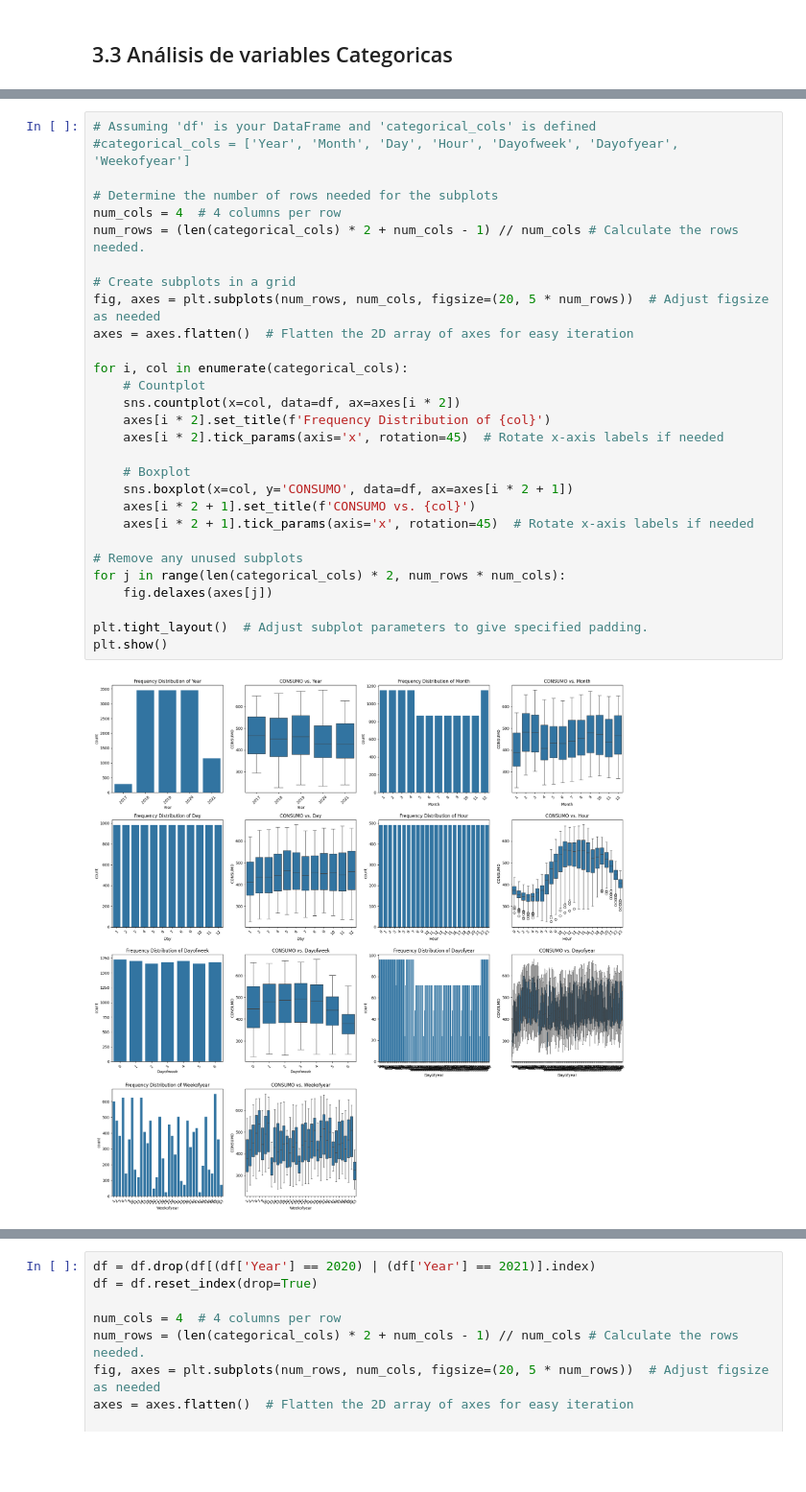
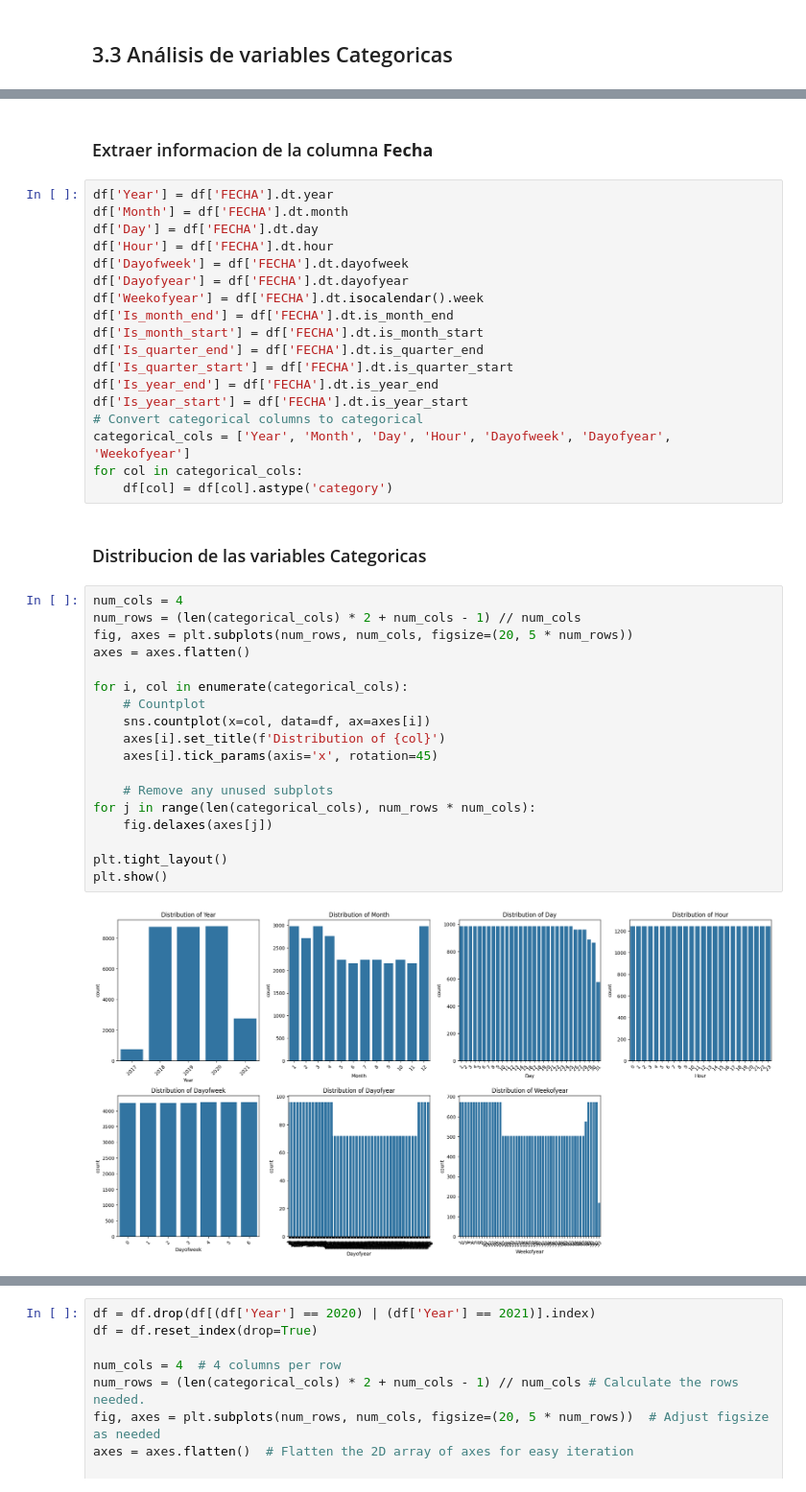
Before and after one commit to rchicangana/AnalisisDatosProyecto, a Jupyter notebook: ProyectoFinal.ipynb, the cells around one changed output, grey strips where cells are left out. Shown at 96% size. Saved outputs shown, nothing was run; the diff lists cells and outputs as text; blank space fills up the shorter version.

Commit message:
Ajuste Variables Categóricas

```diff
--- a/ProyectoFinal.ipynb
+++ b/ProyectoFinal.ipynb
@@ -244,31 +208,42 @@ Correlation between CONSUMO and CONSUMO: 1.0
+# %% [markdown]
+### Extraer informacion de la columna **Fecha**
+# %%
+df['Year'] = df['FECHA'].dt.year
+df['Month'] = df['FECHA'].dt.month
+df['Day'] = df['FECHA'].dt.day
+df['Hour'] = df['FECHA'].dt.hour
+df['Dayofweek'] = df['FECHA'].dt.dayofweek
+df['Dayofyear'] = df['FECHA'].dt.dayofyear
+df['Weekofyear'] = df['FECHA'].dt.isocalendar().week
+df['Is_month_end'] = df['FECHA'].dt.is_month_end
+df['Is_month_start'] = df['FECHA'].dt.is_month_start
+df['Is_quarter_end'] = df['FECHA'].dt.is_quarter_end
+df['Is_quarter_start'] = df['FECHA'].dt.is_quarter_start
+df['Is_year_end'] = df['FECHA'].dt.is_year_end
+df['Is_year_start'] = df['FECHA'].dt.is_year_start
+# Convert categorical columns to categorical
+categorical_cols = ['Year', 'Month', 'Day', 'Hour', 'Dayofweek', 'Dayofyear', 'Weekofyear']
+for col in categorical_cols:
+    df[col] = df[col].astype('category')
+# %% [markdown]
+### Distribucion de las variables Categoricas
 # %%
-# Assuming 'df' is your DataFrame and 'categorical_cols' is defined
-#categorical_cols = ['Year', 'Month', 'Day', 'Hour', 'Dayofweek', 'Dayofyear', 'Weekofyear']
-
-# Determine the number of rows needed for the subplots
-num_cols = 4  # 4 columns per row
-num_rows = (len(categorical_cols) * 2 + num_cols - 1) // num_cols # Calculate the rows needed.
-
-# Create subplots in a grid
-fig, axes = plt.subplots(num_rows, num_cols, figsize=(20, 5 * num_rows))  # Adjust figsize as needed
-axes = axes.flatten()  # Flatten the 2D array of axes for easy iteration
+num_cols = 4
+num_rows = (len(categorical_cols) * 2 + num_cols - 1) // num_cols
+fig, axes = plt.subplots(num_rows, num_cols, figsize=(20, 5 * num_rows))
+axes = axes.flatten()
 
 for i, col in enumerate(categorical_cols):
     # Countplot
-    sns.countplot(x=col, data=df, ax=axes[i * 2])
-    axes[i * 2].set_title(f'Frequency Distribution of {col}')
-    axes[i * 2].tick_params(axis='x', rotation=45)  # Rotate x-axis labels if needed
+    sns.countplot(x=col, data=df, ax=axes[i])
+    axes[i].set_title(f'Distribution of {col}')
+    axes[i].tick_params(axis='x', rotation=45)
 
-    # Boxplot
-    sns.boxplot(x=col, y='CONSUMO', data=df, ax=axes[i * 2 + 1])
-    axes[i * 2 + 1].set_title(f'CONSUMO vs. {col}')
-    axes[i * 2 + 1].tick_params(axis='x', rotation=45)  # Rotate x-axis labels if needed
-
-# Remove any unused subplots
-for j in range(len(categorical_cols) * 2, num_rows * num_cols):
+    # Remove any unused subplots
+for j in range(len(categorical_cols), num_rows * num_cols):
     fig.delaxes(axes[j])
 
-plt.tight_layout()  # Adjust subplot parameters to give specified padding.
+plt.tight_layout()
 plt.show()
 # %% [output]
-[figure, old version]
+[figure, new version]
```
Also changed, not shown: parts of 11 cells of this notebook.
